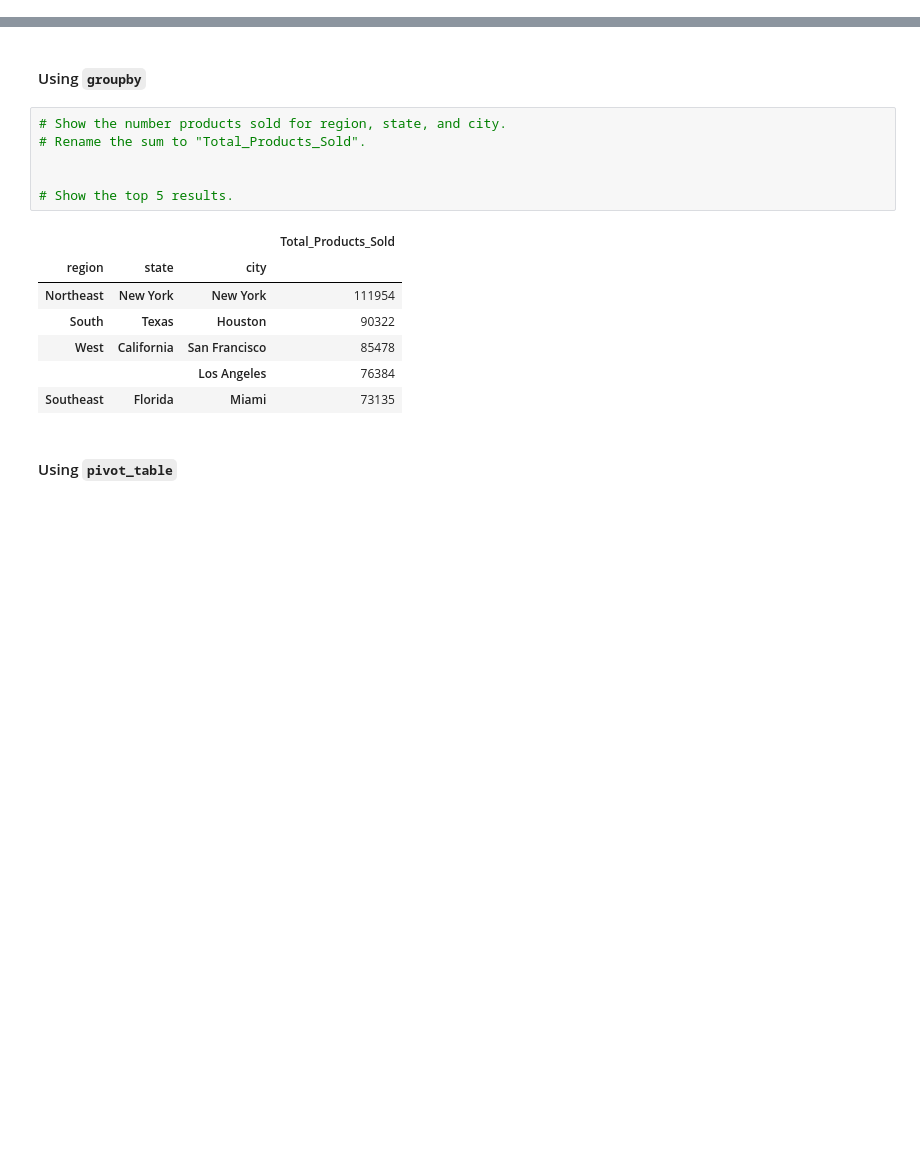
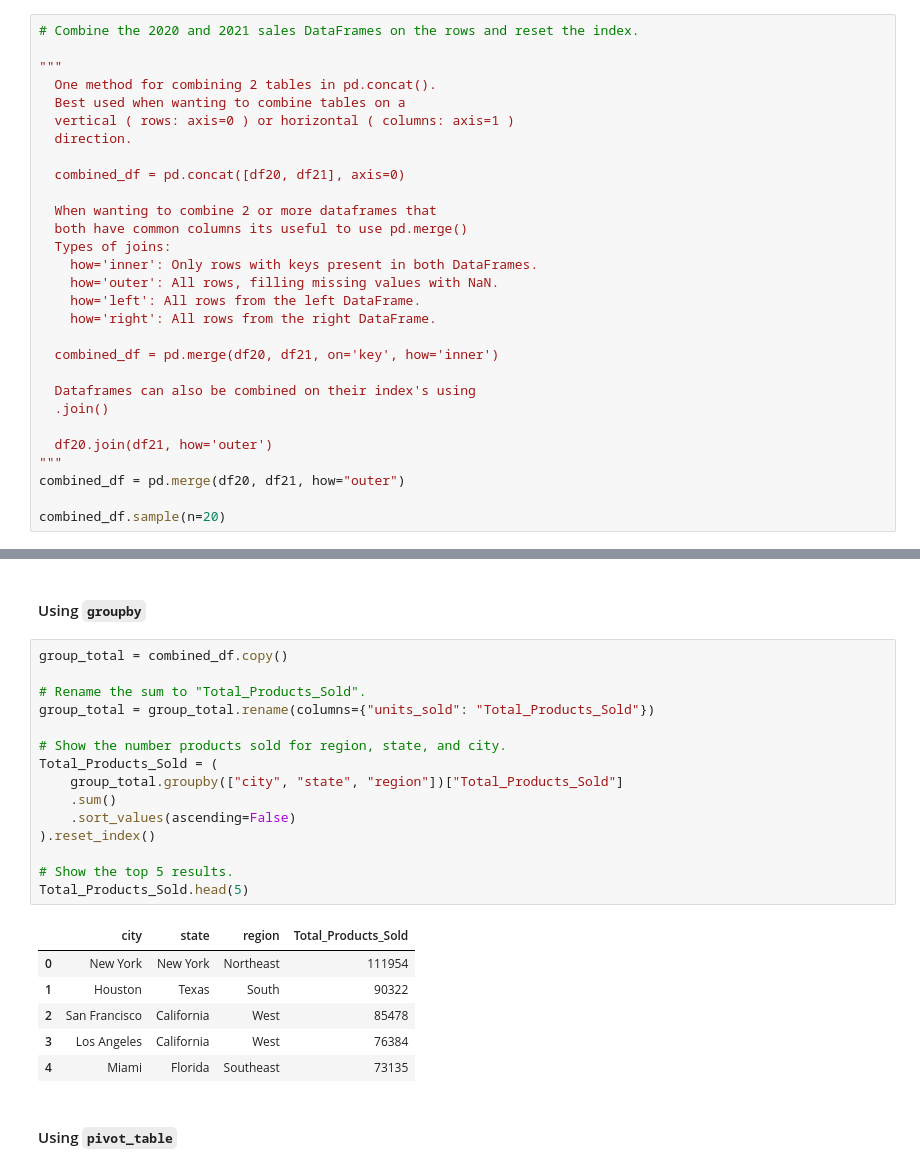
Before and after one commit to 00Smidge/athletic_sales_analysis, a Jupyter notebook: athletic_sales_analysis.ipynb, the cells around one changed output, grey strips where cells are left out. Drawn from its saved outputs; the diff is of its cells as text; blank space fills up the shorter version.

```diff
--- a/athletic_sales_analysis.ipynb
+++ b/athletic_sales_analysis.ipynb
@@ -125,0 +91,29 @@ dtype: int64
+# %%
+# Combine the 2020 and 2021 sales DataFrames on the rows and reset the index.
+
+"""
+  One method for combining 2 tables in pd.concat().
+  Best used when wanting to combine tables on a
+  vertical ( rows: axis=0 ) or horizontal ( columns: axis=1 )
+  direction.
+
+  combined_df = pd.concat([df20, df21], axis=0)
+
+  When wanting to combine 2 or more dataframes that
+  both have common columns its useful to use pd.merge()
+  Types of joins:
+    how='inner': Only rows with keys present in both DataFrames.
+    how='outer': All rows, filling missing values with NaN.
+    how='left': All rows from the left DataFrame.
+    how='right': All rows from the right DataFrame.
+
+  combined_df = pd.merge(df20, df21, on='key', how='inner')
+
+  Dataframes can also be combined on their index's using
+  .join()
+
+  df20.join(df21, how='outer')
+"""
+combined_df = pd.merge(df20, df21, how="outer")
+
+combined_df.sample(n=20)
@@ -188,17 +207,25 @@ memory usage: 904.2+ KB
 # %% [markdown]
 #### Using `groupby`
 # %%
+group_total = combined_df.copy()
+
+# Rename the sum to "Total_Products_Sold".
+group_total = group_total.rename(columns={"units_sold": "Total_Products_Sold"})
+
 # Show the number products sold for region, state, and city.
-# Rename the sum to "Total_Products_Sold".
-
+Total_Products_Sold = (
+    group_total.groupby(["city", "state", "region"])["Total_Products_Sold"]
+    .sum()
+    .sort_values(ascending=False)
+).reset_index()
 
 # Show the top 5 results.
+Total_Products_Sold.head(5)
 # %% [output]
-|  |  |  | Total_Products_Sold |
-| region | state | city |  |
-| Northeast | New York | New York | 111954 |
-| South | Texas | Houston | 90322 |
-| West | California | San Francisco | 85478 |
-|  |  | Los Angeles | 76384 |
-| Southeast | Florida | Miami | 73135 |
+|  | city | state | region | Total_Products_Sold |
+| 0 | New York | New York | Northeast | 111954 |
+| 1 | Houston | Texas | South | 90322 |
+| 2 | San Francisco | California | West | 85478 |
+| 3 | Los Angeles | California | West | 76384 |
+| 4 | Miami | Florida | Southeast | 73135 |
 # %% [markdown]
```
Also changed, not shown: parts of 25 cells of this notebook.
